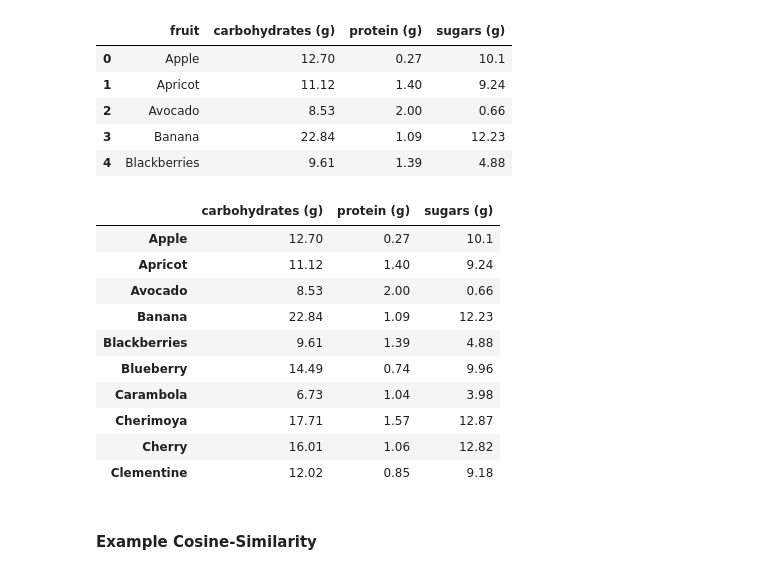
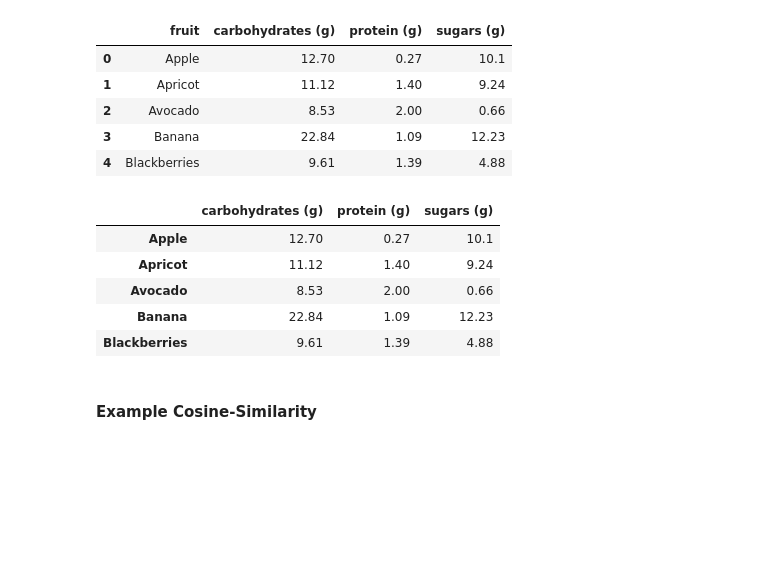
Before and after one commit to Darknight47/Data-Science-Projects-03, a Jupyter notebook: Recommender.ipynb, the cells around one changed output. Saved outputs shown, nothing was run; the diff lists cells and outputs as text; code cells hidden in the pictures; blank space fills up the shorter version.

```diff
--- a/Recommender.ipynb
+++ b/Recommender.ipynb
@@ -122,19 +122,14 @@ fruit_nutrition.head()
 fruit_nutrition = fruit_nutrition.set_index('fruit')
 fruit_nutrition.index.name = None
 # %%
-fruit_nutrition.head(10)
+fruit_nutrition.head()
 # %% [output]
 |  | carbohydrates (g) | protein (g) | sugars (g) |
 | Apple | 12.70 | 0.27 | 10.1 |
 | Apricot | 11.12 | 1.40 | 9.24 |
 | Avocado | 8.53 | 2.00 | 0.66 |
 | Banana | 22.84 | 1.09 | 12.23 |
 | Blackberries | 9.61 | 1.39 | 4.88 |
-| Blueberry | 14.49 | 0.74 | 9.96 |
-| Carambola | 6.73 | 1.04 | 3.98 |
-| Cherimoya | 17.71 | 1.57 | 12.87 |
-| Cherry | 16.01 | 1.06 | 12.82 |
-| Clementine | 12.02 | 0.85 | 9.18 |
 # %% [markdown]
 #### Example Cosine-Similarity
 # %%
```
Also changed, not shown: parts of 11 cells of this notebook.
